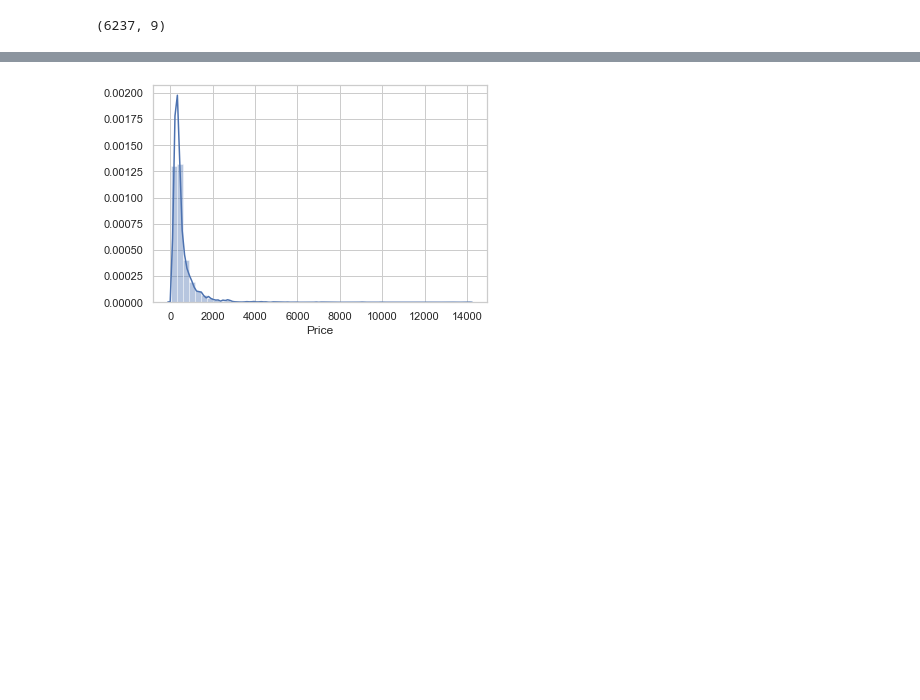
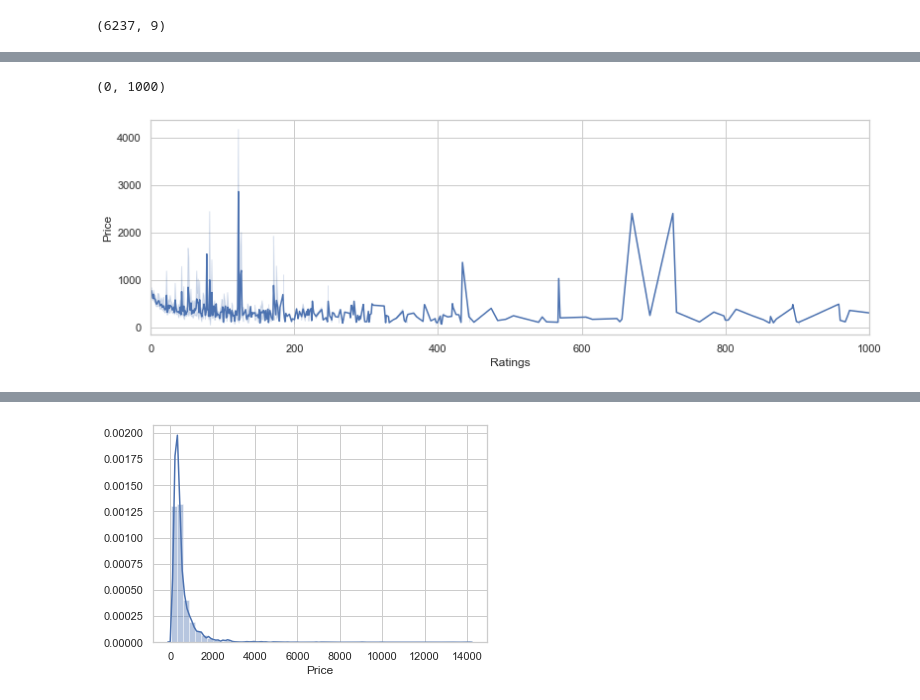
Before and after one commit to prerit2010/predictBookPrices, a Jupyter notebook: model.ipynb, the cells around one changed output, grey strips where cells are left out. Drawn from its saved outputs; the diff is of its cells as text; code cells hidden in the pictures; blank space fills up the shorter version.

```diff
--- a/model.ipynb
+++ b/model.ipynb
@@ -77,0 +91,7 @@ data = pd.read_csv("Data/new_data.csv")
+# %%
+plt.figure(figsize=(13, 4))
+ax = sns.lineplot(x="Ratings", y="Price", data=data)
+ax.set_xlim([0,1000])
+# %% [output]
+(0, 1000)
+[figure, added]
```
Also changed, not shown: parts of 8 cells of this notebook.
